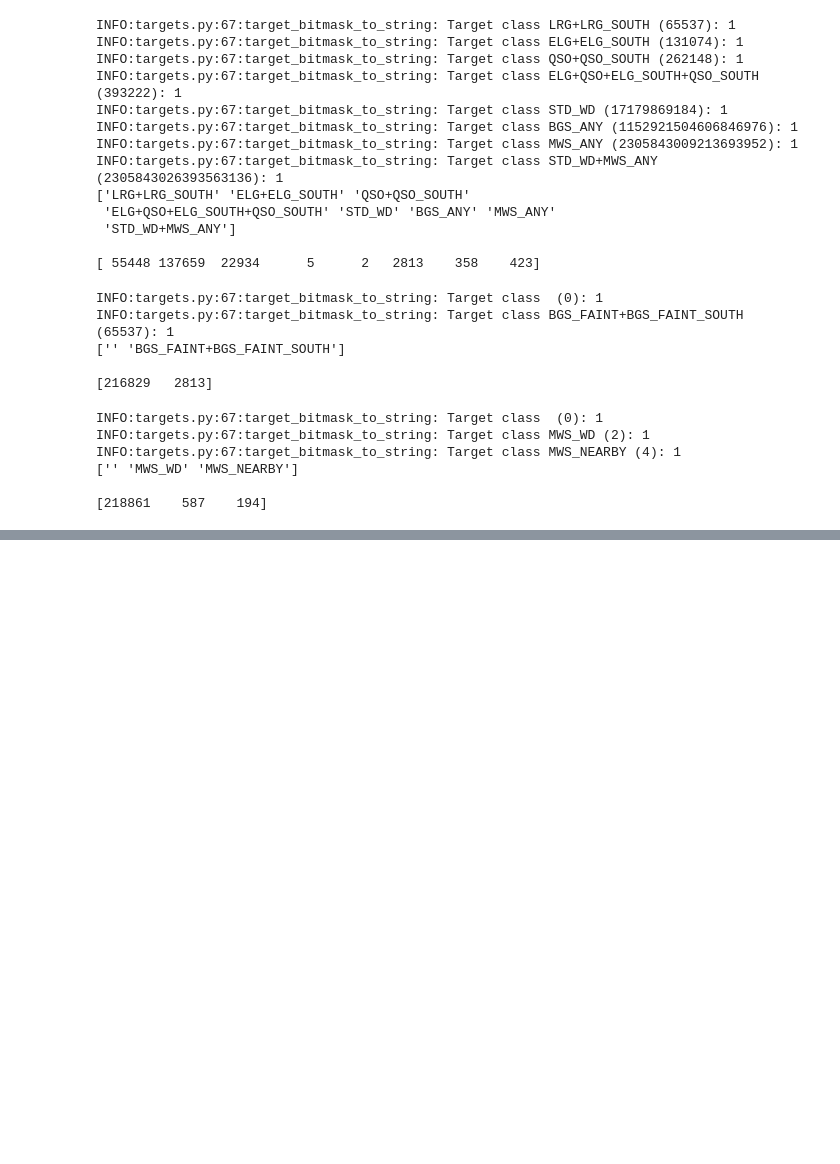
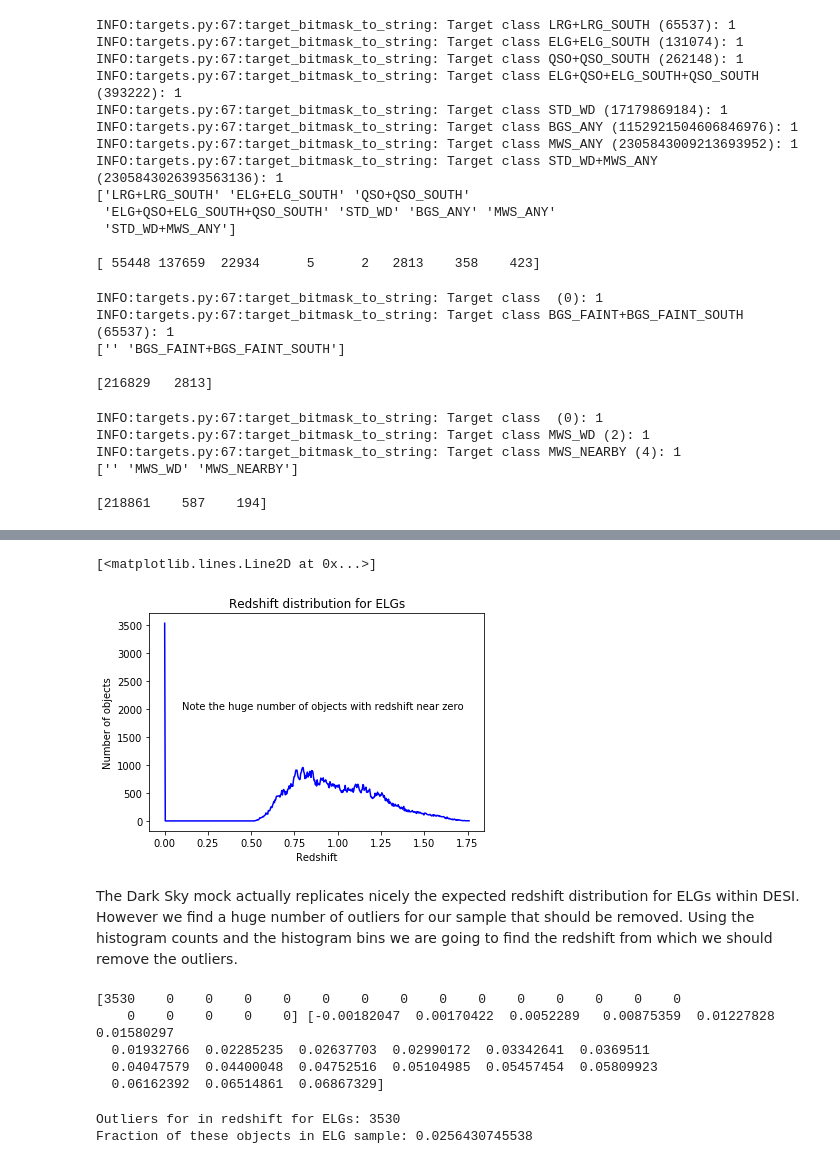
Before and after one commit to CesarArroyo09/desinotebooks, a Jupyter notebook: modifying_files.ipynb, the cells around one changed output, grey strips where cells are left out. Cells and saved outputs as stored; diff of their text form; code cells hidden in the pictures; blank space fills up the shorter version.

```diff
--- a/modifying_files.ipynb
+++ b/modifying_files.ipynb
@@ -209,0 +320,31 @@ legend(loc='upper left', markerscale=10.)
+# %%
+zhist, zedges = np.histogram(elg['Z'], bins=500, density=False)
+zmids = bin_midpoints(zedges)
+
+title('Redshift distribution for ELGs', size=12)
+text(x=0.1, y=2000., s='Note the huge number of objects with redshift near zero')
+xlabel('Redshift')
+ylabel('Number of objects')
+plot(zmids, zhist, 'b')
+# %% [output]
+[<matplotlib.lines.Line2D at 0x...>]
+[figure, added]
+# %% [markdown]
+The Dark Sky mock actually replicates nicely the expected redshift distribution for ELGs within DESI. However we find a huge number of outliers for our sample that should be removed. Using the histogram counts and the histogram bins we are going to find the redshift from which we should remove the outliers.
+# %%
+print(zhist[0:20], zedges[0:21]) # Histogram with 500 bins.
+# %% [output]
+[3530    0    0    0    0    0    0    0    0    0    0    0    0    0    0
+    0    0    0    0    0] [-0.00182047  0.00170422  0.0052289   0.00875359  0.01227828  0.01580297
+  0.01932766  0.02285235  0.02637703  0.02990172  0.03342641  0.0369511
+  0.04047579  0.04400048  0.04752516  0.05104985  0.05457454  0.05809923
+  0.06162392  0.06514861  0.06867329]
+# %%
+# We conservatively chose zcut = 0.005.
+zcut_elg = 0.005
+
+print('Outliers for in redshift for ELGs:', np.sum(elg['Z'] < zcut_elg))
+print('Fraction of these objects in ELG sample:', np.sum(elg['Z'] < zcut_elg)/len(elg['Z']))
+# %% [output]
+Outliers for in redshift for ELGs: 3530
+Fraction of these objects in ELG sample: 0.0256430745538
```
Also changed, not shown: parts of 50 cells of this notebook.
